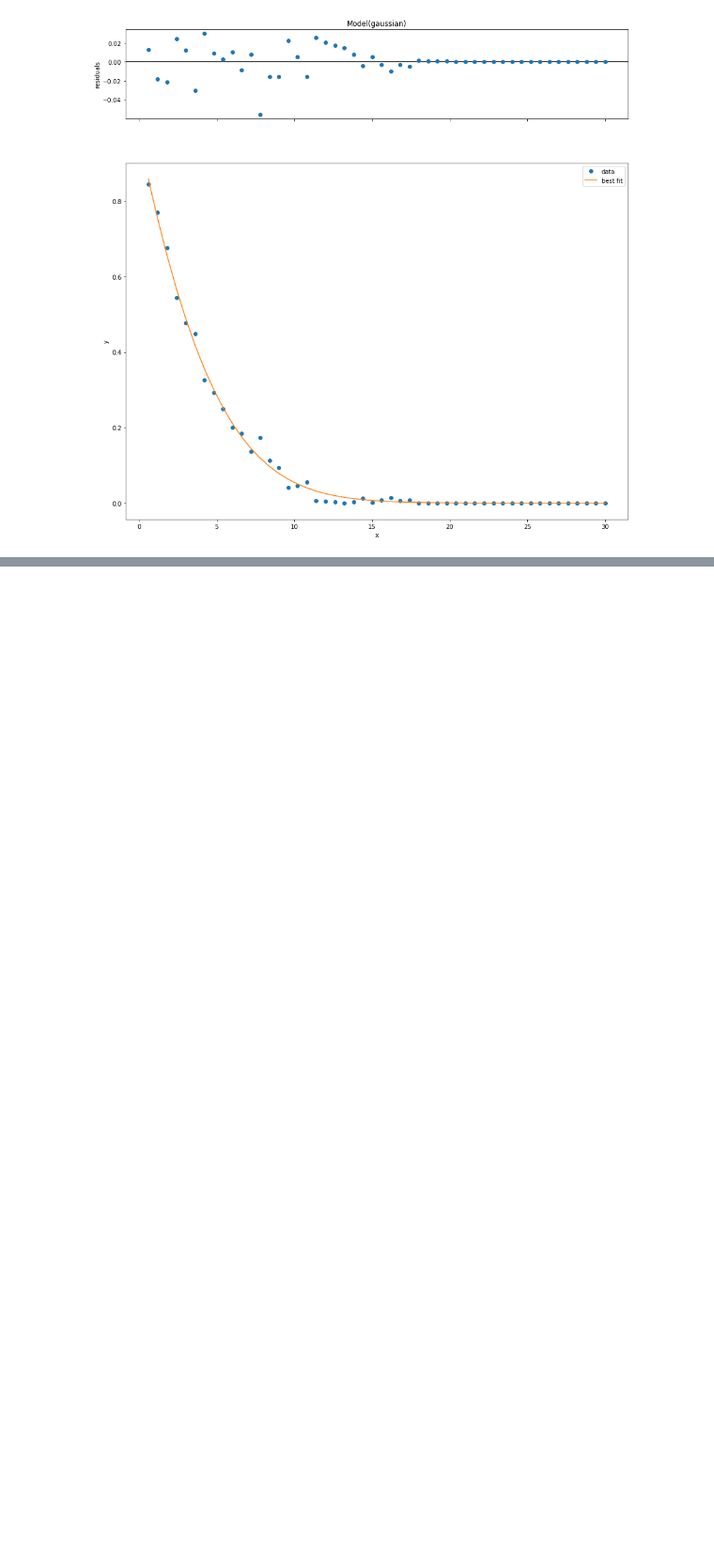
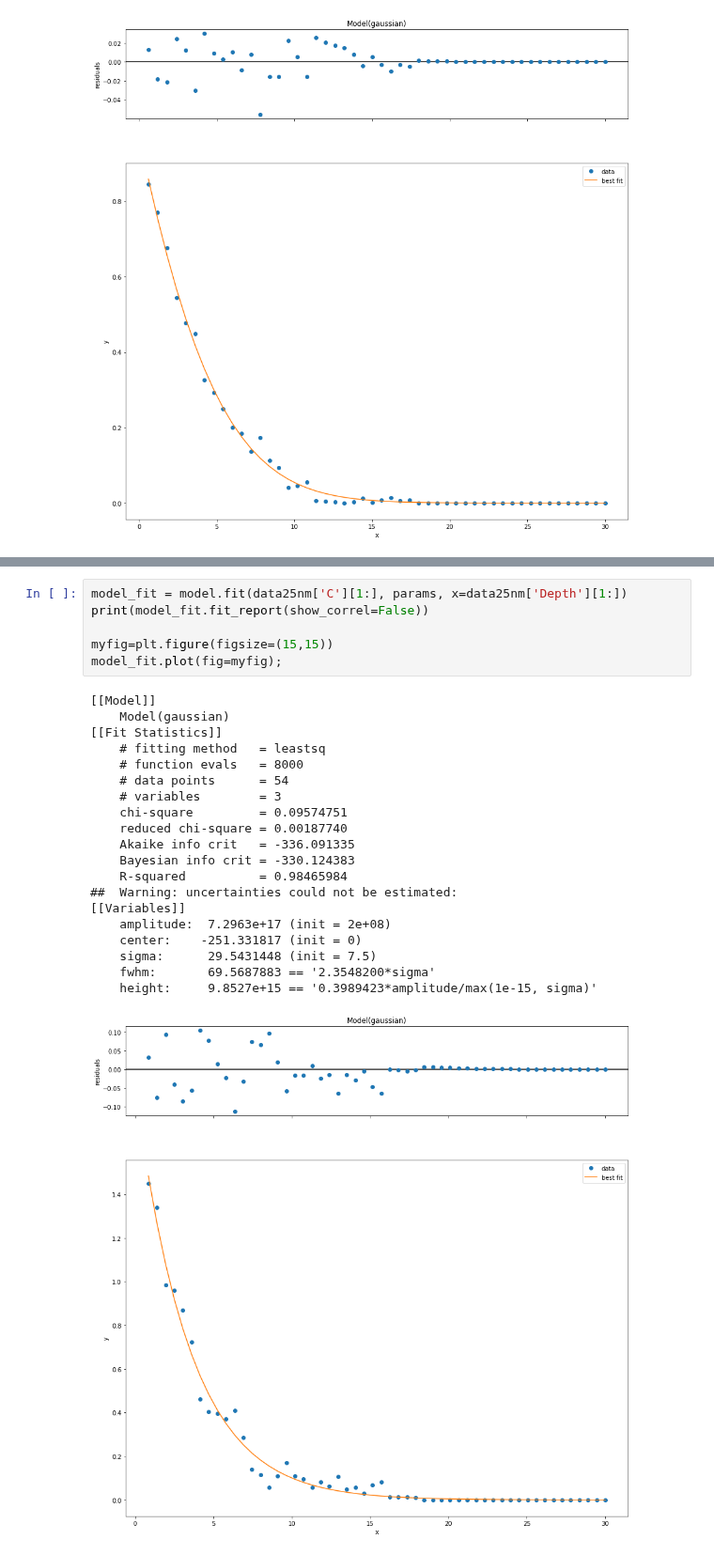
Before and after one commit to ahserhan/SiO2-SiV, a Jupyter notebook: 30keV SiO2/nmPlot3D.ipynb, the cells around one changed output, grey strips where cells are left out. Shown at 94% size. Saved outputs shown, nothing was run; the diff lists cells and outputs as text; blank space fills up the shorter version.

```diff
--- a/30keV SiO2/nmPlot3D.ipynb
+++ b/30keV SiO2/nmPlot3D.ipynb
@@ -318,0 +349,27 @@ model_fit.plot(fig=myfig);
+# %%
+model_fit = model.fit(data25nm['C'][1:], params, x=data25nm['Depth'][1:])
+print(model_fit.fit_report(show_correl=False))
+
+myfig=plt.figure(figsize=(15,15))
+model_fit.plot(fig=myfig);
+# %% [output]
+[[Model]]
+    Model(gaussian)
+[[Fit Statistics]]
+    # fitting method   = leastsq
+    # function evals   = 8000
+    # data points      = 54
+    # variables        = 3
+    chi-square         = 0.09574751
+    reduced chi-square = 0.00187740
+    Akaike info crit   = -336.091335
+    Bayesian info crit = -330.124383
+    R-squared          = 0.98465984
+##  Warning: uncertainties could not be estimated:
+[[Variables]]
+    amplitude:  7.2963e+17 (init = 2e+08)
+    center:    -251.331817 (init = 0)
+    sigma:      29.5431448 (init = 7.5)
+    fwhm:       69.5687883 == '2.3548200*sigma'
+    height:     9.8527e+15 == '0.3989423*amplitude/max(1e-15, sigma)'
+[figure, added]
```
Also changed, not shown: parts of 3 cells of this notebook.
